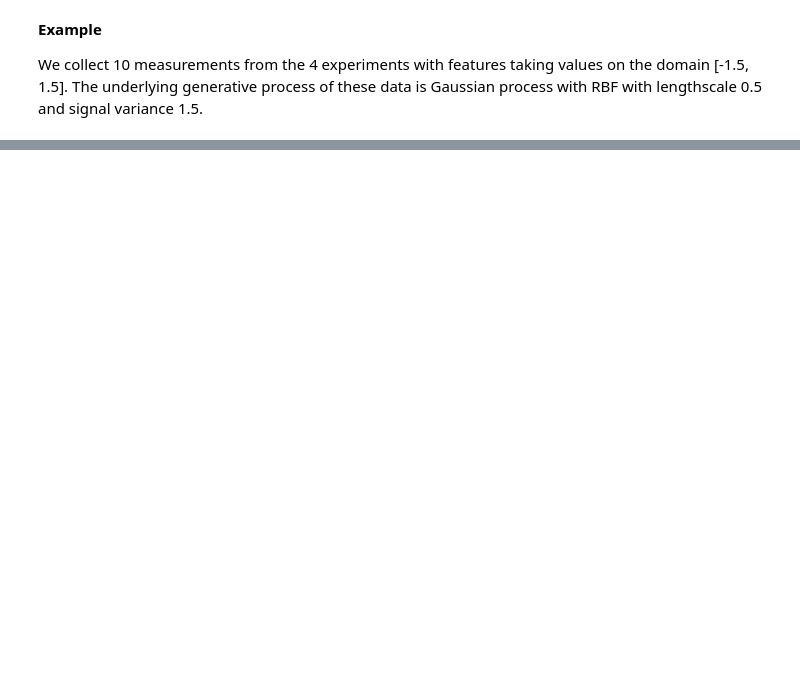
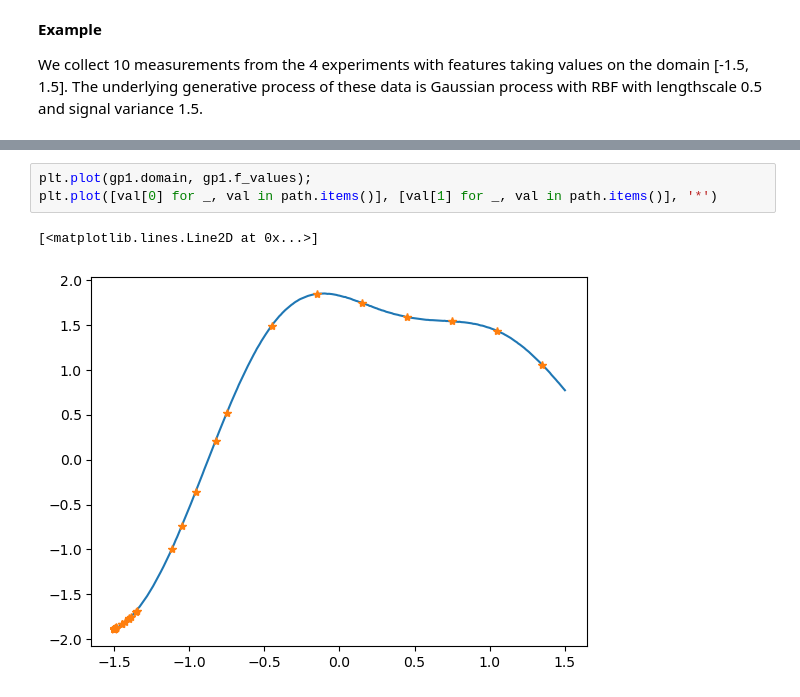
Before and after one commit to novonordisk-research/ProcessOptimizer, a Jupyter notebook: examples/GP_Experiment_Model_System.ipynb, the cells around one changed output, grey strips where cells are left out. Cells and saved outputs as stored; diff of their text form; blank space fills up the shorter version.

```diff
--- a/examples/GP_Experiment_Model_System.ipynb
+++ b/examples/GP_Experiment_Model_System.ipynb
@@ -154,0 +231,6 @@ We collect 10 measurements from the 4 experiments with features taking values on
+# %%
+plt.plot(gp1.domain, gp1.f_values);
+plt.plot([val[0] for _, val in path.items()], [val[1] for _, val in path.items()], '*')
+# %% [output]
+[<matplotlib.lines.Line2D at 0x...>]
+[figure, added]
```
Also changed, not shown: parts of 10 cells of this notebook, 3 other files.
